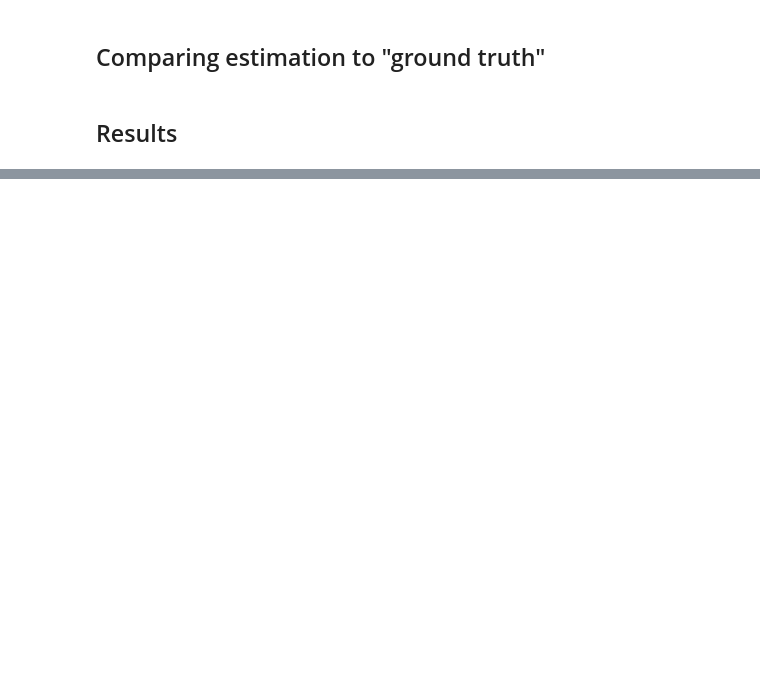
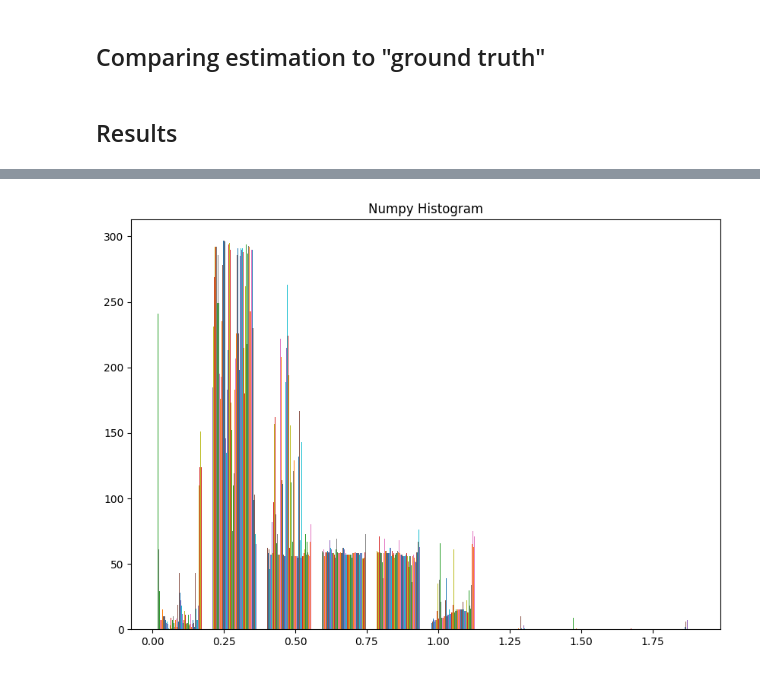
Before and after one commit to rwittmuess/Monocular_Depth_Estimation_Performance, a Jupyter notebook: eval_performance.ipynb, the cells around one changed output, grey strips where cells are left out. Cells and saved outputs as stored; diff of their text form; code cells hidden in the pictures; blank space fills up the shorter version.

```diff
--- a/eval_performance.ipynb
+++ b/eval_performance.ipynb
@@ -68,0 +118,9 @@ TypeError: Image data of dtype object cannot be converted to float
+# %%
+fig = plt.figure(figsize =(10, 7))
+
+plt.hist(difference_pic_zero) #, bins='auto'
+
+plt.title("Numpy Histogram")
+plt.show()
+# %% [output]
+[figure, added]
```
Also changed, not shown: parts of 7 cells of this notebook.
